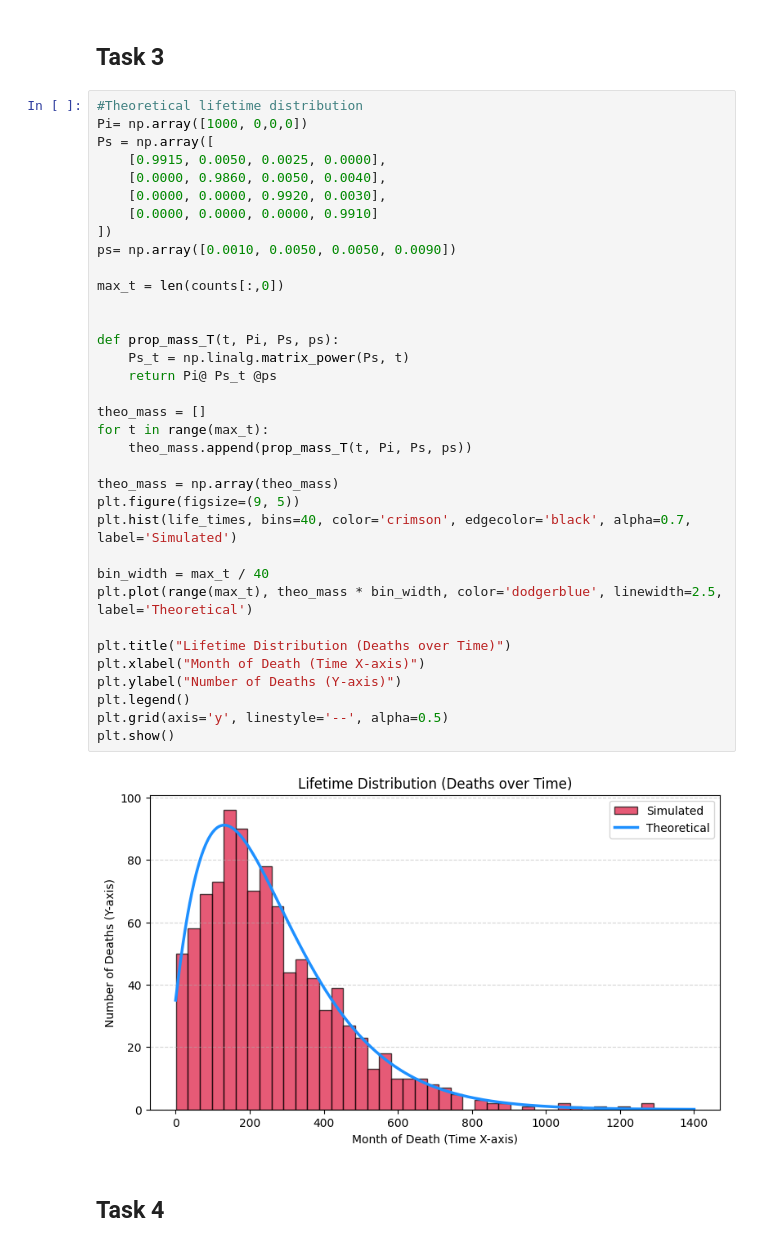
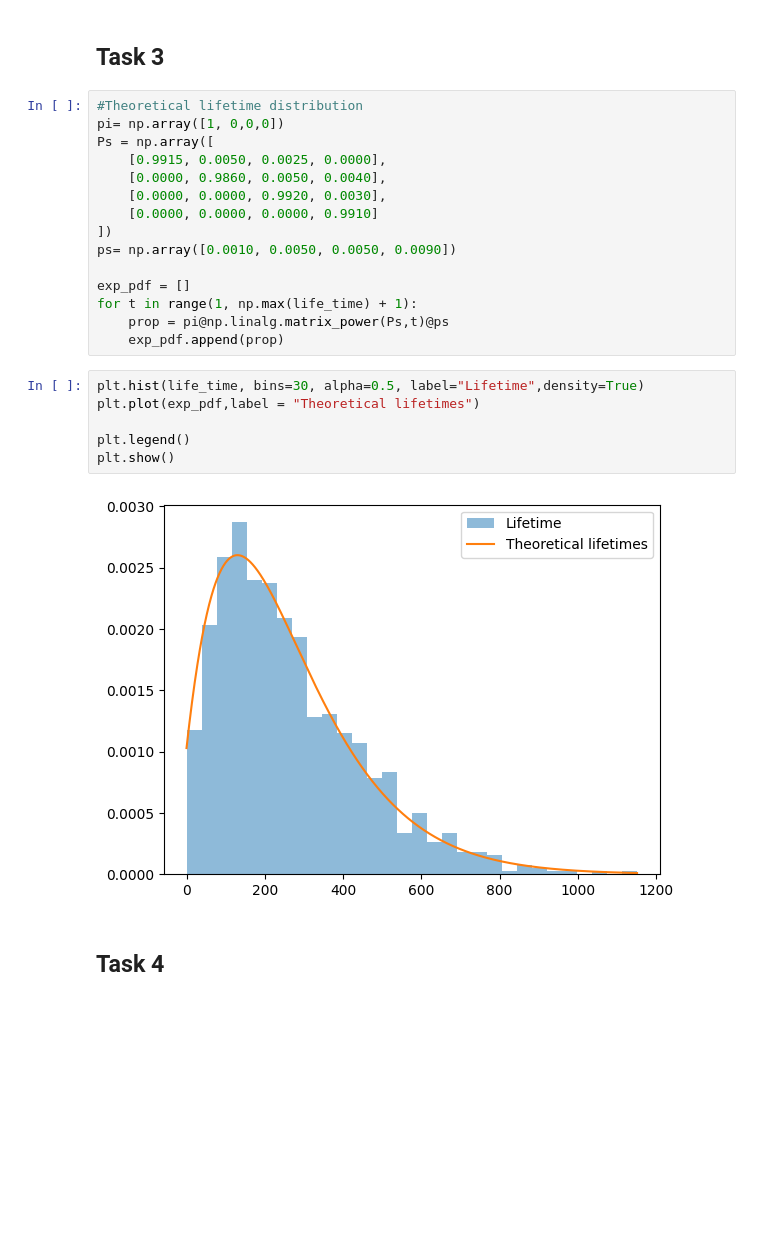
Before and after one commit to AgnesOlsen/02443_Stocastic_Simulation, a Jupyter notebook: Notebooks Project 1/Katrine1.ipynb, the cells around one changed output. Saved outputs shown, nothing was run; the diff lists cells and outputs as text; blank space fills up the shorter version.

```diff
--- a/Notebooks Project 1/Katrine1.ipynb
+++ b/Notebooks Project 1/Katrine1.ipynb
@@ -155,7 +119,7 @@ Results of chi square test 0.513404950761478
 ## Task 3
 # %%
 #Theoretical lifetime distribution
-Pi= np.array([1000, 0,0,0])
+pi= np.array([1, 0,0,0])
 Ps = np.array([
     [0.9915, 0.0050, 0.0025, 0.0000],
     [0.0000, 0.9860, 0.0050, 0.0040],
@@ -164,31 +128,17 @@ Ps = np.array([
 ])
 ps= np.array([0.0010, 0.0050, 0.0050, 0.0090])
 
-max_t = len(counts[:,0])
-
-
-def prop_mass_T(t, Pi, Ps, ps):
-    Ps_t = np.linalg.matrix_power(Ps, t)
-    return Pi@ Ps_t @ps
-
-theo_mass = []
-for t in range(max_t):
-    theo_mass.append(prop_mass_T(t, Pi, Ps, ps))
-
-theo_mass = np.array(theo_mass)
-plt.figure(figsize=(9, 5))
-plt.hist(life_times, bins=40, color='crimson', edgecolor='black', alpha=0.7, label='Simulated')
-
-bin_width = max_t / 40
-plt.plot(range(max_t), theo_mass * bin_width, color='dodgerblue', linewidth=2.5, label='Theoretical')
-
-plt.title("Lifetime Distribution (Deaths over Time)")
-plt.xlabel("Month of Death (Time X-axis)")
-plt.ylabel("Number of Deaths (Y-axis)")
-plt.legend()
-plt.grid(axis='y', linestyle='--', alpha=0.5)
-plt.show()
+exp_pdf = []
+for t in range(1, np.max(life_time) + 1):
+    prop = pi@np.linalg.matrix_power(Ps,t)@ps
+    exp_pdf.append(prop)
-# %% [output]
-[figure, removed]
+# %%
+plt.hist(life_time, bins=30, alpha=0.5, label="Lifetime",density=True)
+plt.plot(exp_pdf,label = "Theoretical lifetimes")
+
+plt.legend()
+plt.show()
+# %% [output]
+[figure, added]
 # %% [markdown]
 ## Task 4
```
Also changed, not shown: parts of 21 cells of this notebook, 1 other file.
